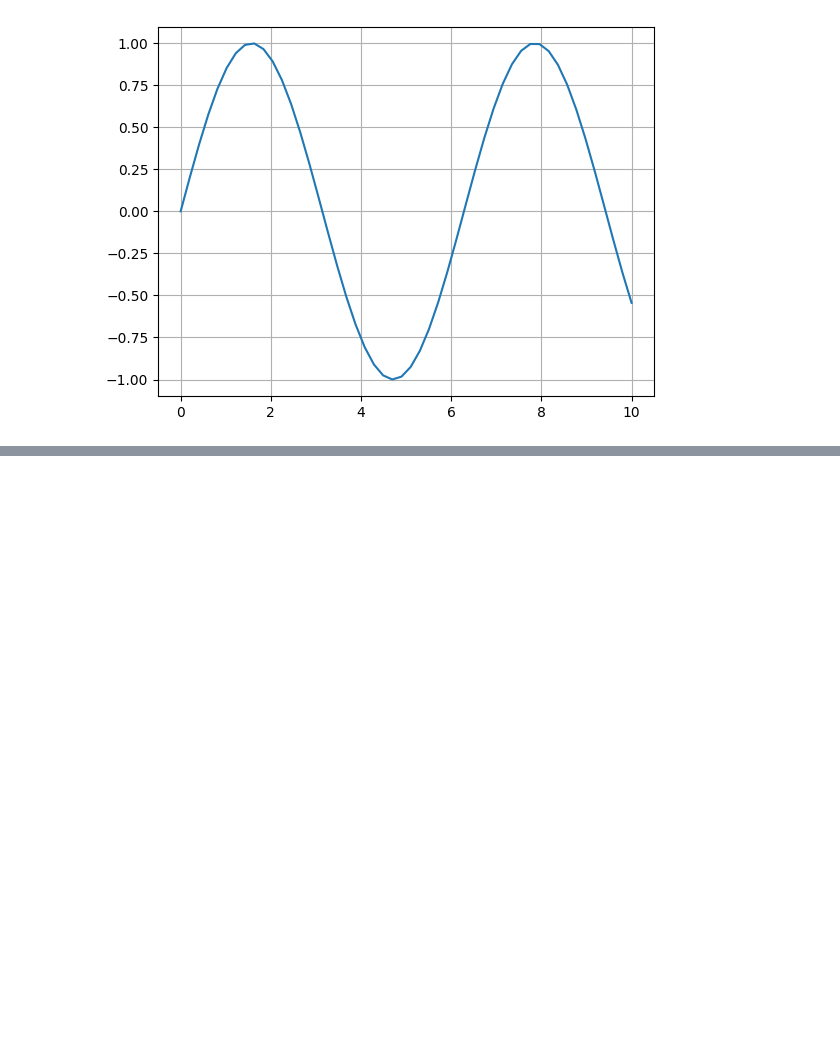
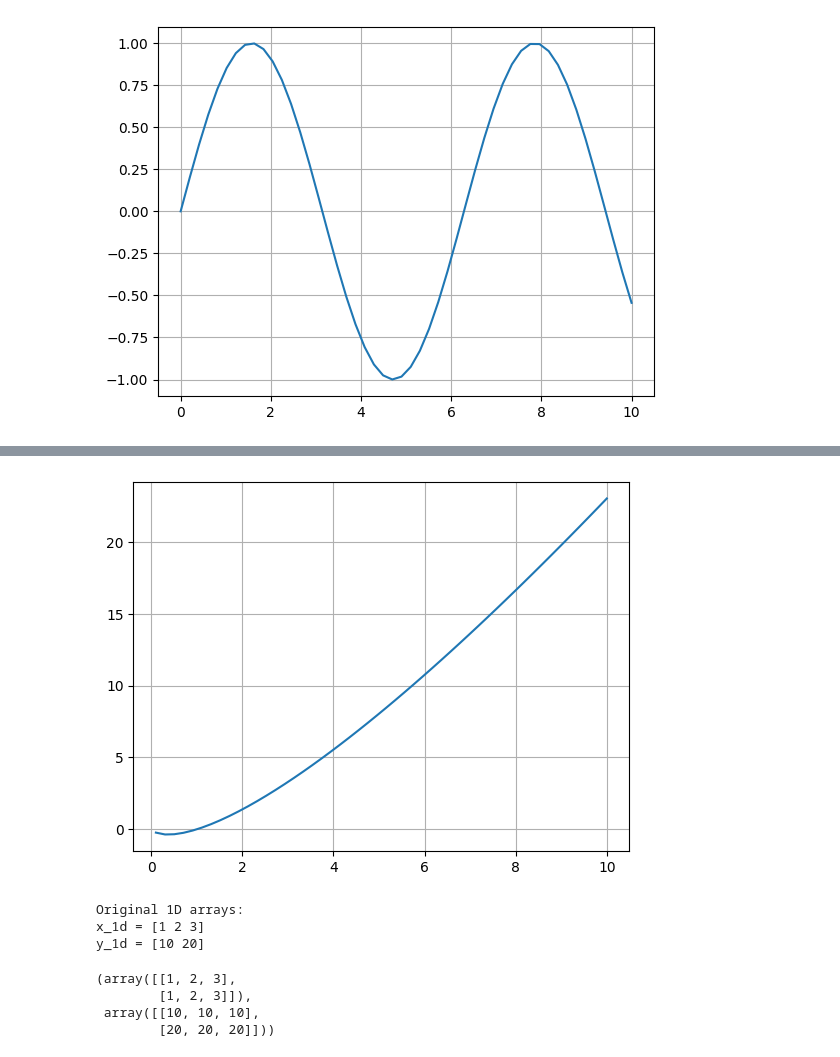
Before and after one commit to agarwalprashant/100-days-of-machine-learning, a Jupyter notebook: DSMP/session_14_numpy_advanced.ipynb, the cells around one changed output, grey strips where cells are left out. Cells and saved outputs as stored; diff of their text form; code cells hidden in the pictures; blank space fills up the shorter version.

```diff
--- a/DSMP/session_14_numpy_advanced.ipynb
+++ b/DSMP/session_14_numpy_advanced.ipynb
@@ -530,0 +715,30 @@ plt.show()
+# %%
+x = np.linspace(-10,10,100)
+y = x * np.log(x)
+plt.plot(x,y)
+plt.grid(True)
+plt.show()
+# %% [output]
+[figure, added]
+# %%
+import numpy as np
+
+# Pehle 2 simple 1D arrays banate hain
+x_1d = np.array([1, 2, 3])    # x coordinates
+y_1d = np.array([10, 20])     # y coordinates
+
+print("Original 1D arrays:")
+print("x_1d =", x_1d)
+print("y_1d =", y_1d)
+# %% [output]
+Original 1D arrays:
+x_1d = [1 2 3]
+y_1d = [10 20]
+# %%
+X,Y = np.meshgrid(x_1d,y_1d)
+X,Y
+# %% [output]
+(array([[1, 2, 3],
+        [1, 2, 3]]),
+ array([[10, 10, 10],
+        [20, 20, 20]]))
```
Also changed, not shown: parts of 39 cells of this notebook, 10 other files.
